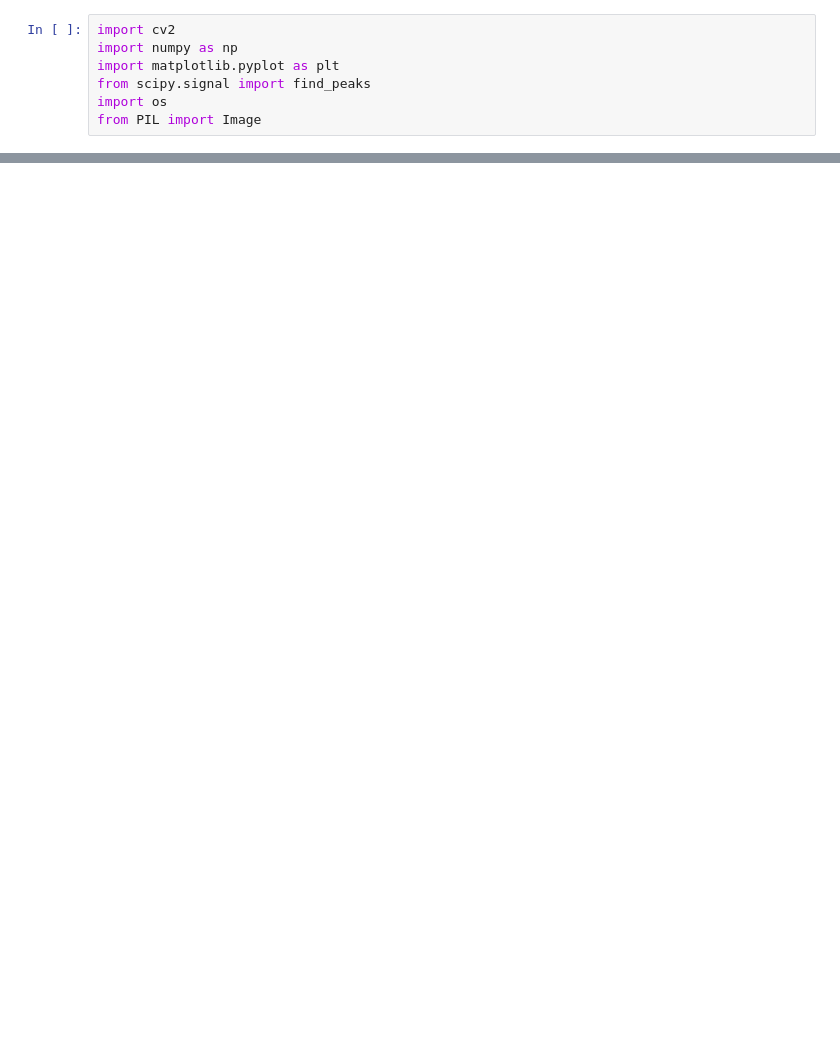
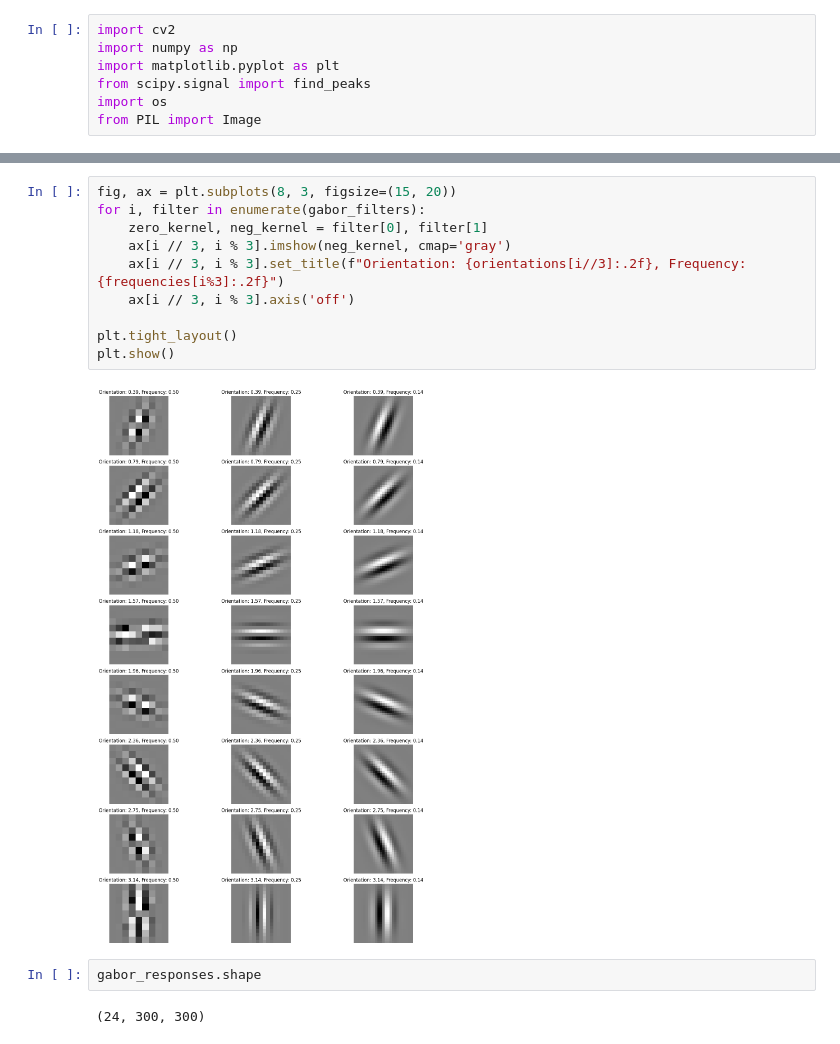
Before and after one commit to AhmedAbdelaal2001/Arabic-Font-Recognition, a Jupyter notebook: 2. Feature Selection & Extraction/Gabor.ipynb, the cells around one changed output, grey strips where cells are left out. Drawn from its saved outputs; the diff is of its cells as text; blank space fills up the shorter version.

```diff
--- a/2. Feature Selection & Extraction/Gabor.ipynb
+++ b/2. Feature Selection & Extraction/Gabor.ipynb
@@ -103,0 +108,16 @@ plt.show()
+# %%
+fig, ax = plt.subplots(8, 3, figsize=(15, 20))
+for i, filter in enumerate(gabor_filters):
+    zero_kernel, neg_kernel = filter[0], filter[1]
+    ax[i // 3, i % 3].imshow(neg_kernel, cmap='gray')
+    ax[i // 3, i % 3].set_title(f"Orientation: {orientations[i//3]:.2f}, Frequency: {frequencies[i%3]:.2f}")
+    ax[i // 3, i % 3].axis('off')
+
+plt.tight_layout()
+plt.show()
+# %% [output]
+[figure, added]
+# %%
+gabor_responses.shape
+# %% [output]
+(24, 300, 300)
```
Also changed, not shown: parts of 15 cells of this notebook, 2 other files.
